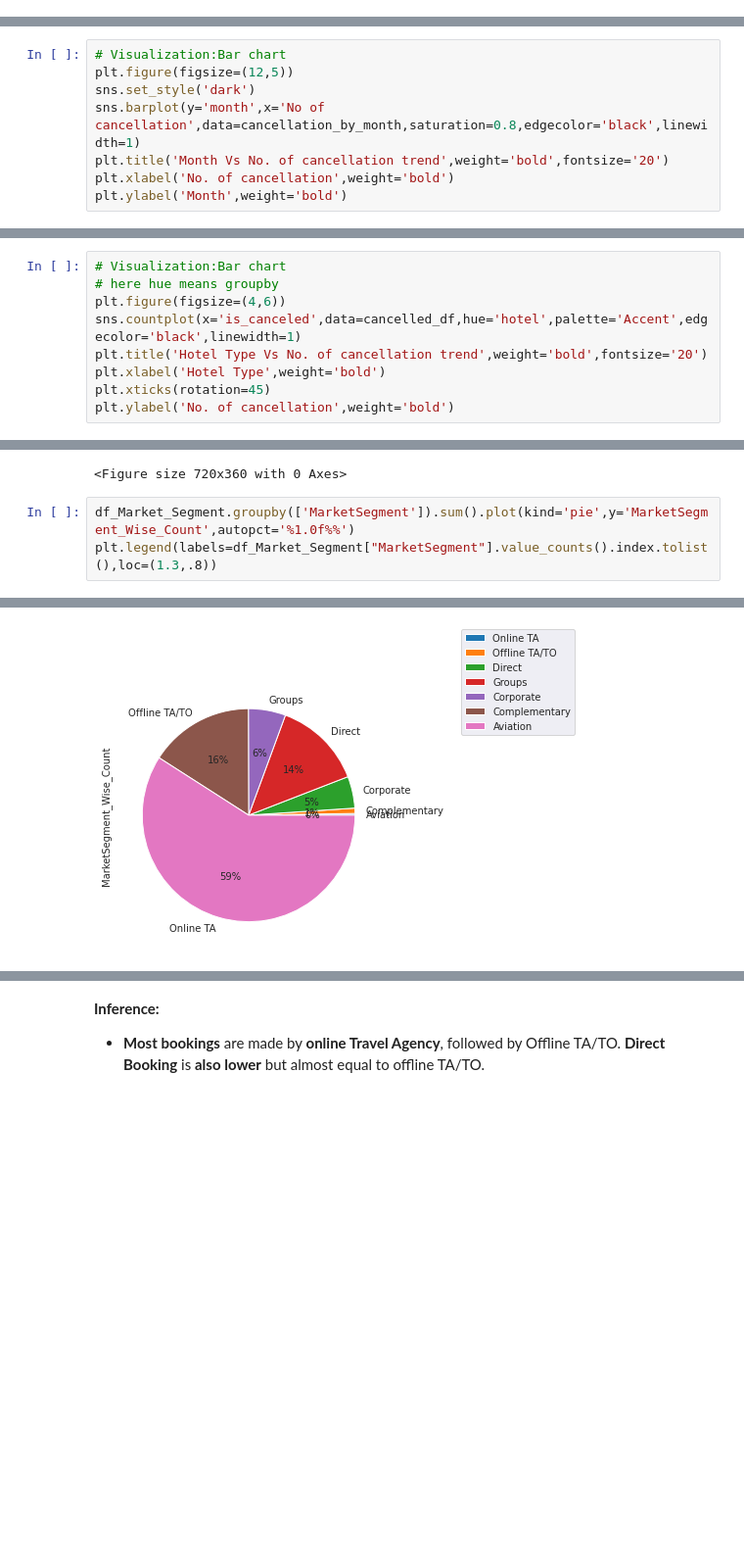
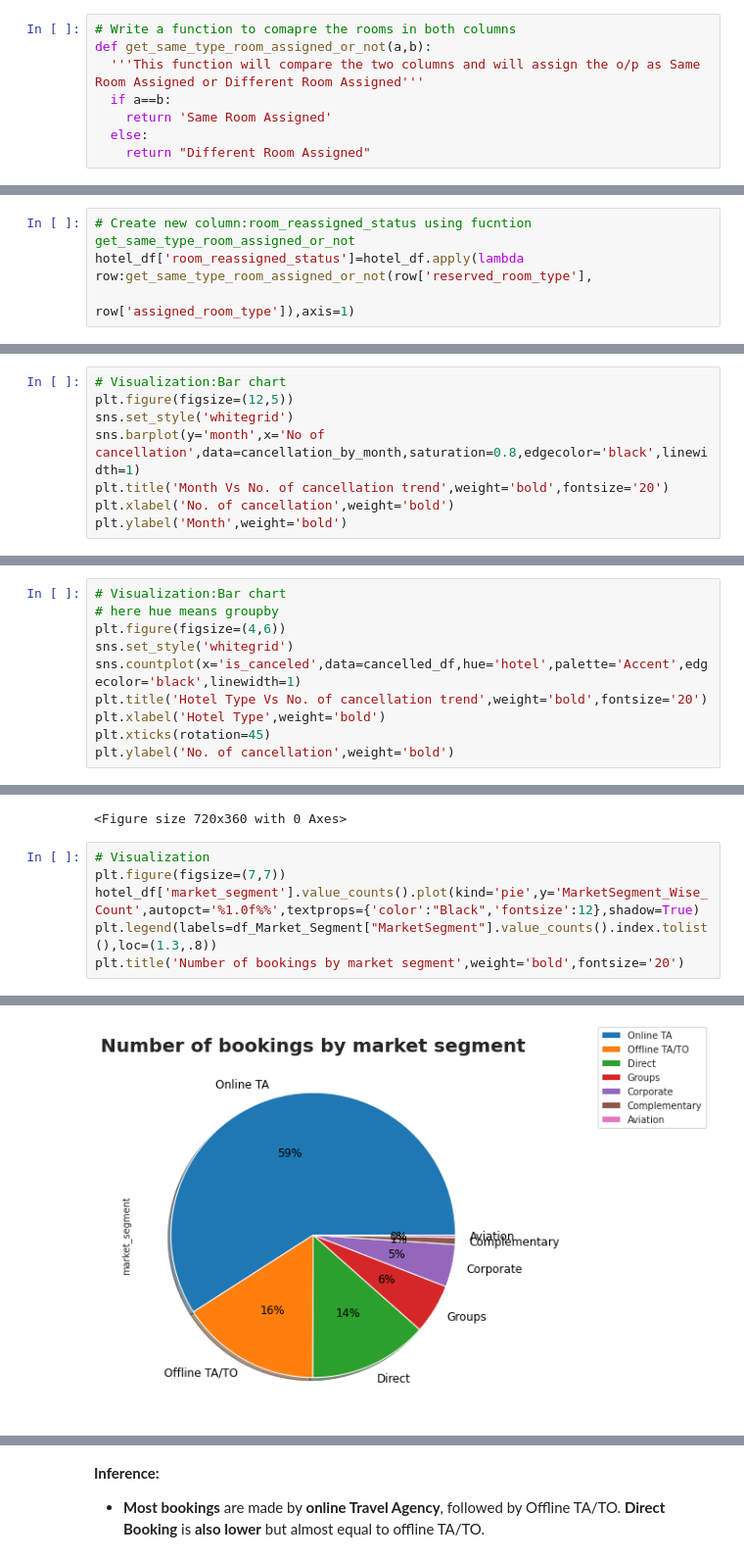
Before and after one commit to sarathsoman14/sarathsoman14-Hotel-Booking-Exploratory-Data-Analysis-EDA-, a Jupyter notebook: Hotel_Booking_Exploratory_Data_Analysis_Capstone_Project.ipynb, the cells around one changed output, grey strips where cells are left out. Shown at 98% size. Cells and saved outputs as stored; diff of their text form; blank space fills up the shorter version.

```diff
--- a/Hotel_Booking_Exploratory_Data_Analysis_Capstone_Project.ipynb
+++ b/Hotel_Booking_Exploratory_Data_Analysis_Capstone_Project.ipynb
@@ -606,0 +607,8 @@ print()
+# %%
+# Write a function to comapre the rooms in both columns
+def get_same_type_room_assigned_or_not(a,b):
+  '''This function will compare the two columns and will assign the o/p as Same Room Assigned or Different Room Assigned'''
+  if a==b:
+    return 'Same Room Assigned'
+  else:
+    return "Different Room Assigned"
@@ -606,0 +620,4 @@ print()
+# %%
+# Create new column:room_reassigned_status using fucntion get_same_type_room_assigned_or_not
+hotel_df['room_reassigned_status']=hotel_df.apply(lambda row:get_same_type_room_assigned_or_not(row['reserved_room_type'],
+                                                                                     row['assigned_room_type']),axis=1)
@@ -781,7 +940,7 @@ cancellation_by_month
 # %%
 # Visualization:Bar chart
 plt.figure(figsize=(12,5))
-sns.set_style('dark')
+sns.set_style('whitegrid')
 sns.barplot(y='month',x='No of cancellation',data=cancellation_by_month,saturation=0.8,edgecolor='black',linewidth=1)
 plt.title('Month Vs No. of cancellation trend',weight='bold',fontsize='20')
 plt.xlabel('No. of cancellation',weight='bold')
@@ -804,6 +963,7 @@ cancellation_by_hotel_type
 # Visualization:Bar chart
 # here hue means groupby
 plt.figure(figsize=(4,6))
+sns.set_style('whitegrid')
 sns.countplot(x='is_canceled',data=cancelled_df,hue='hotel',palette='Accent',edgecolor='black',linewidth=1)
 plt.title('Hotel Type Vs No. of cancellation trend',weight='bold',fontsize='20')
 plt.xlabel('Hotel Type',weight='bold')
@@ -838,6 +998,9 @@ print (df_Market_Segment)
 6       Aviation                       227
 <Figure size 720x360 with 0 Axes>
 # %%
-df_Market_Segment.groupby(['MarketSegment']).sum().plot(kind='pie',y='MarketSegment_Wise_Count',autopct='%1.0f%%')
+# Visualization
+plt.figure(figsize=(7,7))
+hotel_df['market_segment'].value_counts().plot(kind='pie',y='MarketSegment_Wise_Count',autopct='%1.0f%%',textprops={'color':"Black",'fontsize':12},shadow=True)
 plt.legend(labels=df_Market_Segment["MarketSegment"].value_counts().index.tolist(),loc=(1.3,.8))
+plt.title('Number of bookings by market segment',weight='bold',fontsize='20')
 # %% [output]
@@ -845,2 +1008,2 @@ plt.legend(labels=df_Market_Segment["MarketSegment"].value_counts().index.tolist
-[figure, old version]
+[figure, new version]
 # %%
```
Also changed, not shown: parts of 86 cells of this notebook.
